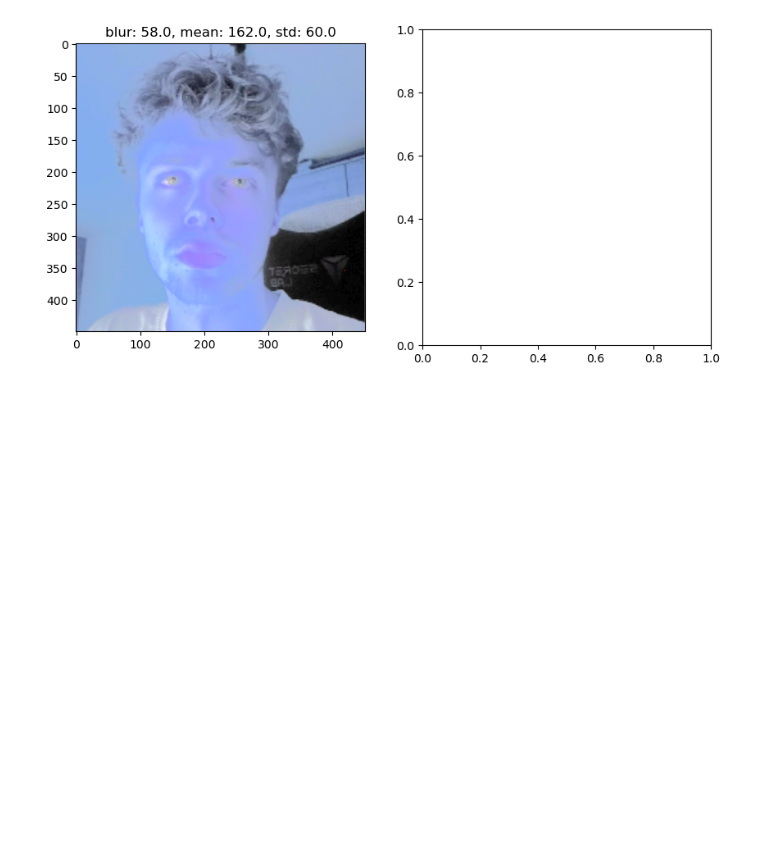
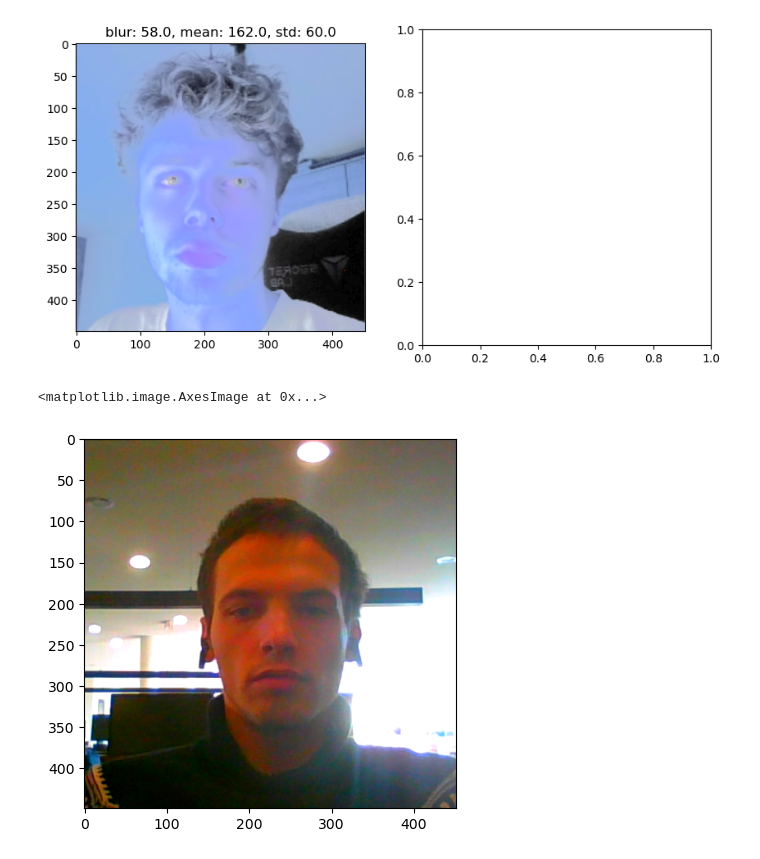
Before and after one commit to TytanMikJas/FaceRecognitionPipeline, a Jupyter notebook: notebooks/iqa-research.ipynb, the cells around one changed output. Drawn from its saved outputs; the diff is of its cells as text; code cells hidden in the pictures; blank space fills up the shorter version.

```diff
--- a/notebooks/iqa-research.ipynb
+++ b/notebooks/iqa-research.ipynb
@@ -185,3 +219,13 @@ axs[0].set_title(get_metrics(corrected))
 # %% [output]
 Text(0.5, 1.0, 'blur: 58.0, mean: 162.0, std: 60.0')
 [figure]
+# %%
+from PIL import Image, ImageEnhance
+import matplotlib.pyplot as plt
+im = Image.open("../assets/model2.png")
+factor = 3.5
+enhanced_img = ImageEnhance.Color(im).enhance(factor)
+plt.imshow(enhanced_img)
+# %% [output]
+<matplotlib.image.AxesImage at 0x...>
+[figure, added]
```
Also changed, not shown: parts of 3 cells of this notebook.
